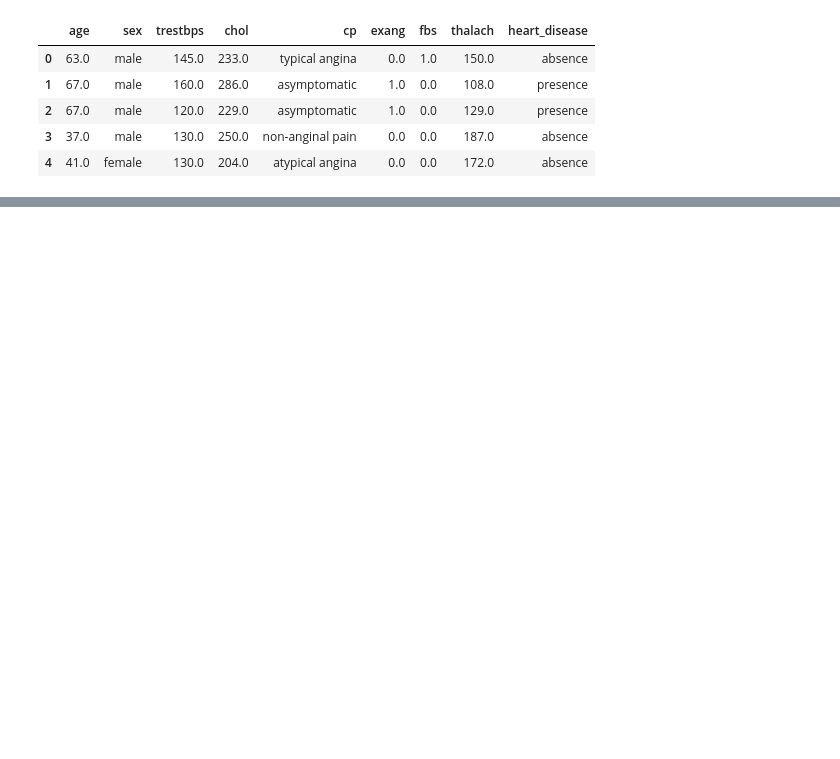
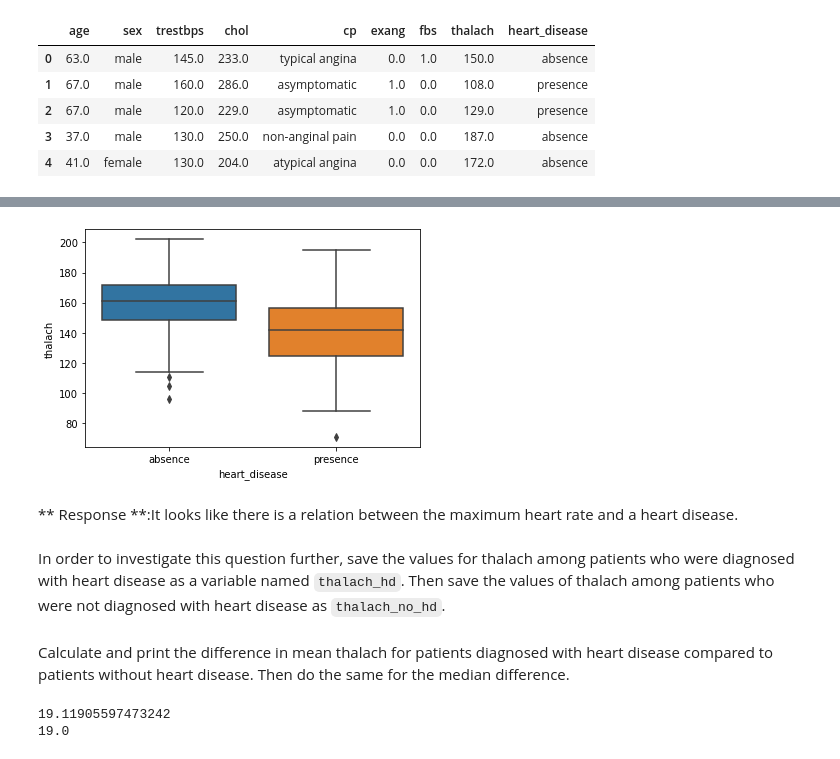
Before and after one commit to javierunix/codeacademy_datascience_path, a Jupyter notebook: heart_part2.ipynb, the cells around one changed output, grey strips where cells are left out. Saved outputs shown, nothing was run; the diff lists cells and outputs as text; code cells hidden in the pictures; blank space fills up the shorter version.

```diff
--- a/heart_part2.ipynb
+++ b/heart_part2.ipynb
@@ -11,0 +54,21 @@ df.head()
+# %%
+sns.boxplot(y = df.thalach, x = df.heart_disease)
+plt.show()
+# %% [output]
+[figure, added]
+# %% [markdown]
+** Response **:It looks like there is a relation between the maximum heart rate and a heart disease.
+# %% [markdown]
+In order to investigate this question further, save the values for thalach among patients who were diagnosed with heart disease as a variable named `thalach_hd`. Then save the values of thalach among patients who were not diagnosed with heart disease as `thalach_no_hd`.
+# %% [markdown]
+Calculate and print the difference in mean thalach for patients diagnosed with heart disease compared to patients without heart disease. Then do the same for the median difference.
+# %%
+thalach_no_hd = df.thalach[df.heart_disease == 'absence']
+thalach_hd = df.thalach[df.heart_disease == 'presence']
+mean_diff = np.mean(thalach_no_hd) - np.mean(thalach_hd)
+print(mean_diff)
+median_diff = np.median(thalach_no_hd) - np.median(thalach_hd)
+print(median_diff)
+# %% [output]
+19.11905597473242
+19.0
```
Also changed, not shown: parts of 17 cells of this notebook.
